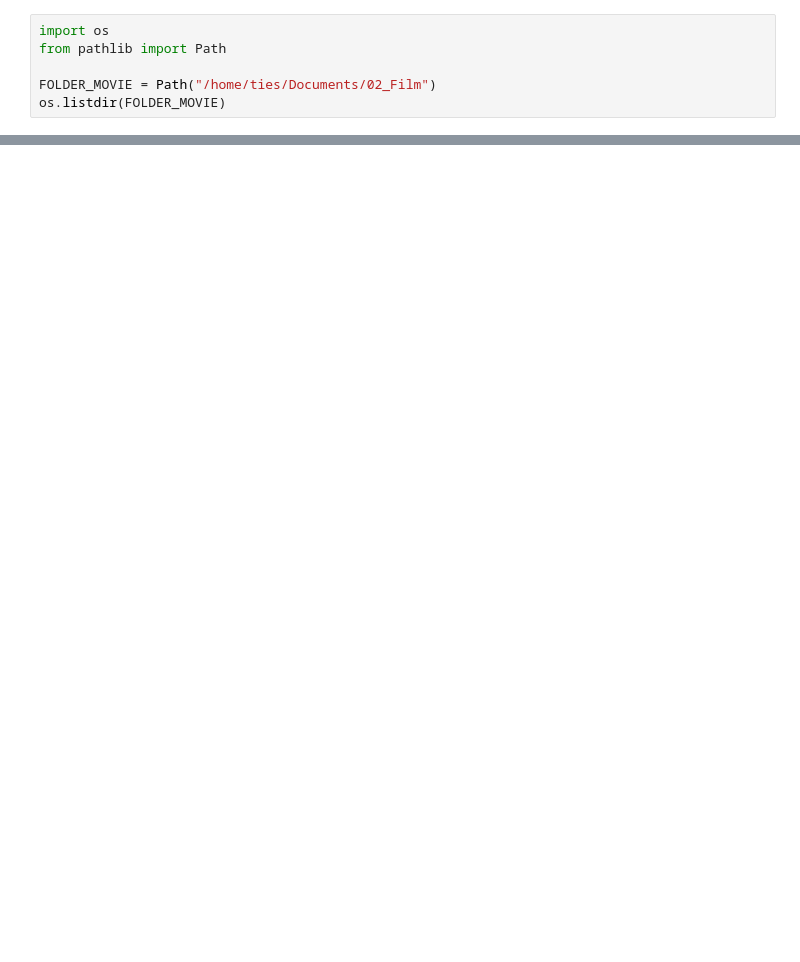
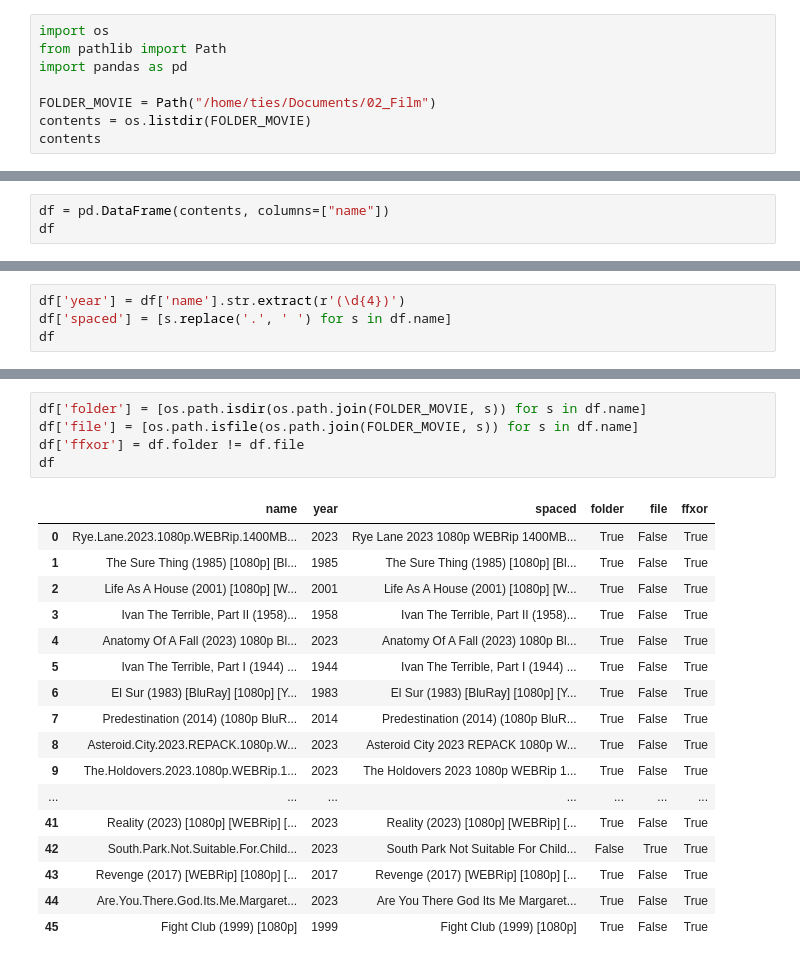
Before and after one commit to mmmbarendse/morganizer, a Jupyter notebook: explo/00_fetch_movielist.ipynb, the cells around one changed output, grey strips where cells are left out. Drawn from its saved outputs; the diff is of its cells as text; blank space fills up the shorter version.

```diff
--- a/explo/00_fetch_movielist.ipynb
+++ b/explo/00_fetch_movielist.ipynb
@@ -1,7 +1,9 @@
 # %%
 import os
 from pathlib import Path
+import pandas as pd
 
 FOLDER_MOVIE = Path("/home/ties/Documents/02_Film")
-os.listdir(FOLDER_MOVIE)
+contents = os.listdir(FOLDER_MOVIE)
+contents
 # %% [output]
@@ -8,0 +34,3 @@ FileNotFoundError: [Errno 2] No such file or directory: '/home/02_Film'
+# %%
+df = pd.DataFrame(contents, columns=["name"])
+df
@@ -8,0 +55,4 @@ FileNotFoundError: [Errno 2] No such file or directory: '/home/02_Film'
+# %%
+df['year'] = df['name'].str.extract(r'(\d{4})')
+df['spaced'] = [s.replace('.', ' ') for s in df.name]
+df
@@ -8,0 +77,23 @@ FileNotFoundError: [Errno 2] No such file or directory: '/home/02_Film'
+# %%
+df['folder'] = [os.path.isdir(os.path.join(FOLDER_MOVIE, s)) for s in df.name]
+df['file'] = [os.path.isfile(os.path.join(FOLDER_MOVIE, s)) for s in df.name]
+df['ffxor'] = df.folder != df.file
+df
+# %% [output]
+|  | name | year | spaced | folder | file | ffxor |
+| 0 | Rye.Lane.2023.1080p.WEBRip.1400MB... | 2023 | Rye Lane 2023 1080p WEBRip 1400MB... | True | False | True |
+| 1 | The Sure Thing (1985) [1080p] [Bl... | 1985 | The Sure Thing (1985) [1080p] [Bl... | True | False | True |
+| 2 | Life As A House (2001) [1080p] [W... | 2001 | Life As A House (2001) [1080p] [W... | True | False | True |
+| 3 | Ivan The Terrible, Part II (1958)... | 1958 | Ivan The Terrible, Part II (1958)... | True | False | True |
+| 4 | Anatomy Of A Fall (2023) 1080p Bl... | 2023 | Anatomy Of A Fall (2023) 1080p Bl... | True | False | True |
+| 5 | Ivan The Terrible, Part I (1944) ... | 1944 | Ivan The Terrible, Part I (1944) ... | True | False | True |
+| 6 | El Sur (1983) [BluRay] [1080p] [Y... | 1983 | El Sur (1983) [BluRay] [1080p] [Y... | True | False | True |
+| 7 | Predestination (2014) (1080p BluR... | 2014 | Predestination (2014) (1080p BluR... | True | False | True |
+| 8 | Asteroid.City.2023.REPACK.1080p.W... | 2023 | Asteroid City 2023 REPACK 1080p W... | True | False | True |
+| 9 | The.Holdovers.2023.1080p.WEBRip.1... | 2023 | The Holdovers 2023 1080p WEBRip 1... | True | False | True |
+| ... | ... | ... | ... | ... | ... | ... |
+| 41 | Reality (2023) [1080p] [WEBRip] [... | 2023 | Reality (2023) [1080p] [WEBRip] [... | True | False | True |
+| 42 | South.Park.Not.Suitable.For.Child... | 2023 | South Park Not Suitable For Child... | False | True | True |
+| 43 | Revenge (2017) [WEBRip] [1080p] [... | 2017 | Revenge (2017) [WEBRip] [1080p] [... | True | False | True |
+| 44 | Are.You.There.God.Its.Me.Margaret... | 2023 | Are You There God Its Me Margaret... | True | False | True |
+| 45 | Fight Club (1999) [1080p] | 1999 | Fight Club (1999) [1080p] | True | False | True |
```
Also changed, not shown: parts of 3 cells of this notebook, 1 other file.
